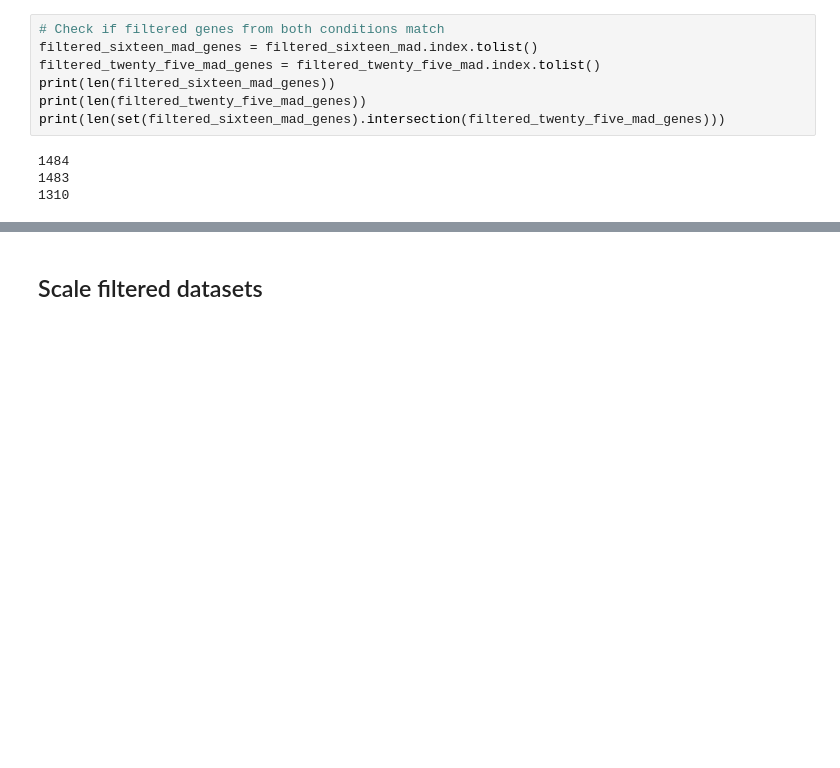
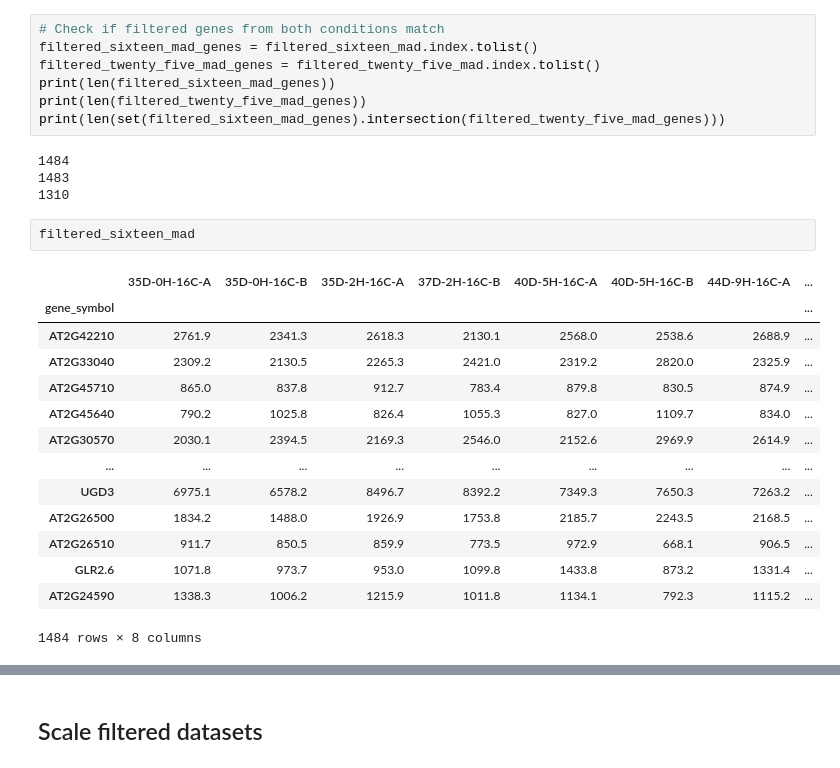
Before and after one commit to camilababo/BIONIC, a Jupyter notebook: input_files/data_pre_processing.ipynb, the cells around one changed output, grey strips where cells are left out. Saved outputs shown, nothing was run; the diff lists cells and outputs as text; blank space fills up the shorter version.

```diff
--- a/input_files/data_pre_processing.ipynb
+++ b/input_files/data_pre_processing.ipynb
@@ -309,3 +309,20 @@ print(len(set(filtered_sixteen_mad_genes).intersection(filtered_twenty_five_mad_
 1484
 1483
 1310
+# %%
+filtered_sixteen_mad
+# %% [output]
+|  | 35D-0H-16C-A | 35D-0H-16C-B | 35D-2H-16C-A | 37D-2H-16C-B | 40D-5H-16C-A | 40D-5H-16C-B | 44D-9H-16C-A | ... |
+| gene_symbol |  |  |  |  |  |  |  | ... |
+| AT2G42210 | 2761.9 | 2341.3 | 2618.3 | 2130.1 | 2568.0 | 2538.6 | 2688.9 | ... |
+| AT2G33040 | 2309.2 | 2130.5 | 2265.3 | 2421.0 | 2319.2 | 2820.0 | 2325.9 | ... |
+| AT2G45710 | 865.0 | 837.8 | 912.7 | 783.4 | 879.8 | 830.5 | 874.9 | ... |
+| AT2G45640 | 790.2 | 1025.8 | 826.4 | 1055.3 | 827.0 | 1109.7 | 834.0 | ... |
+| AT2G30570 | 2030.1 | 2394.5 | 2169.3 | 2546.0 | 2152.6 | 2969.9 | 2614.9 | ... |
+| ... | ... | ... | ... | ... | ... | ... | ... | ... |
+| UGD3 | 6975.1 | 6578.2 | 8496.7 | 8392.2 | 7349.3 | 7650.3 | 7263.2 | ... |
+| AT2G26500 | 1834.2 | 1488.0 | 1926.9 | 1753.8 | 2185.7 | 2243.5 | 2168.5 | ... |
+| AT2G26510 | 911.7 | 850.5 | 859.9 | 773.5 | 972.9 | 668.1 | 906.5 | ... |
+| GLR2.6 | 1071.8 | 973.7 | 953.0 | 1099.8 | 1433.8 | 873.2 | 1331.4 | ... |
+| AT2G24590 | 1338.3 | 1006.2 | 1215.9 | 1011.8 | 1134.1 | 792.3 | 1115.2 | ... |
+1484 rows × 8 columns
```
Also changed, not shown: parts of 5 cells of this notebook, 28 other files.
